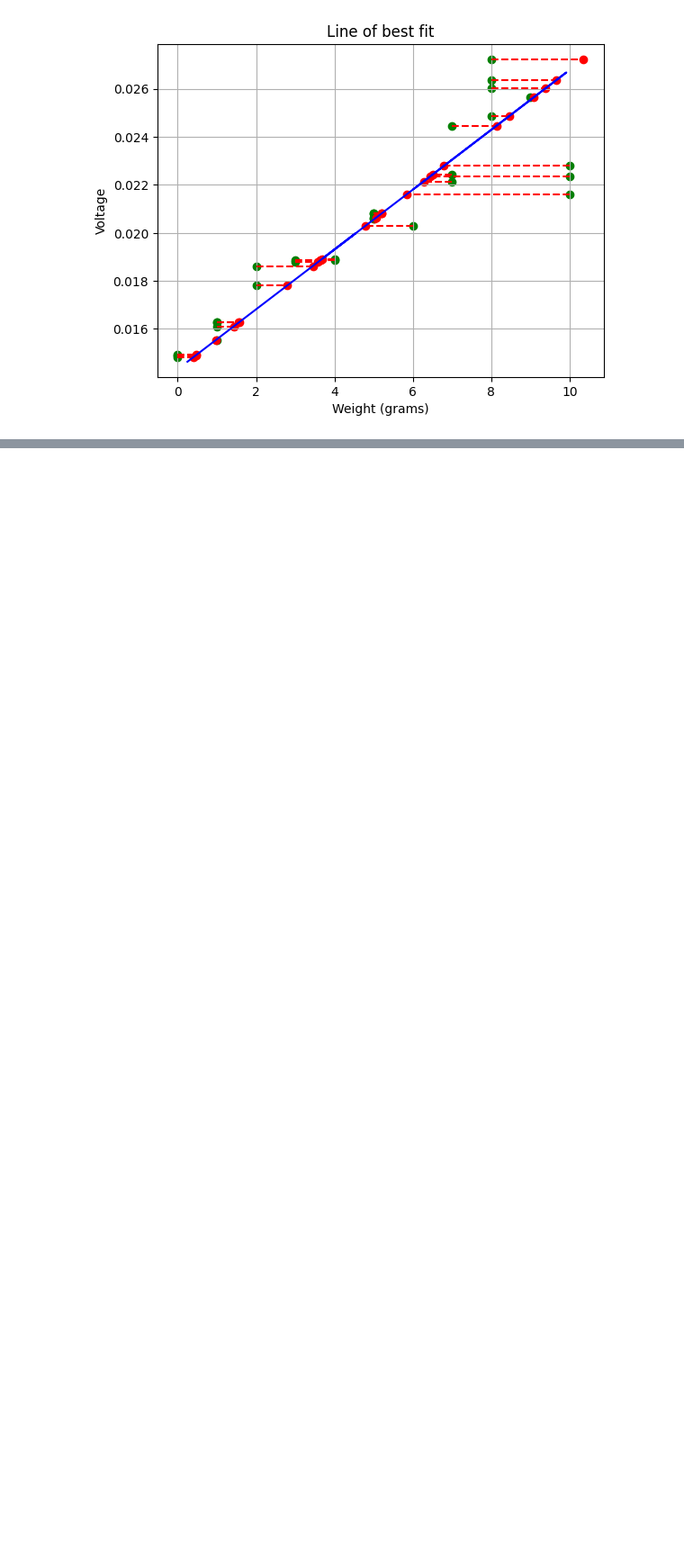
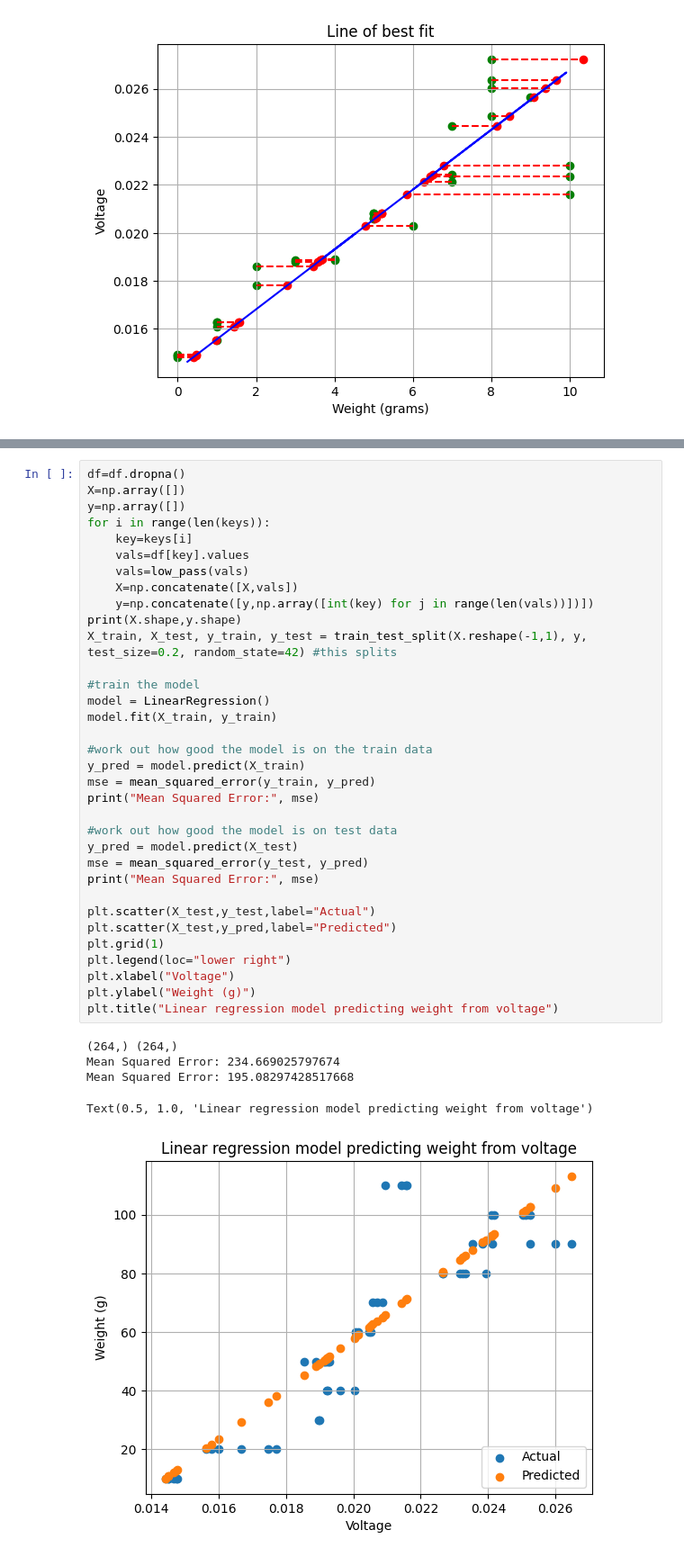
Before and after one commit to shepai/pico_weight_scales, a Jupyter notebook: Code/data vis/vis.ipynb, the cells around one changed output, grey strips where cells are left out. Shown at 90% size. Cells and saved outputs as stored; diff of their text form; blank space fills up the shorter version.

```diff
--- a/Code/data vis/vis.ipynb
+++ b/Code/data vis/vis.ipynb
@@ -107,0 +116,40 @@ plt.show()
+# %%
+df=df.dropna()
+X=np.array([])
+y=np.array([])
+for i in range(len(keys)):
+    key=keys[i]
+    vals=df[key].values
+    vals=low_pass(vals)
+    X=np.concatenate([X,vals])
+    y=np.concatenate([y,np.array([int(key) for j in range(len(vals))])])
+print(X.shape,y.shape)
+X_train, X_test, y_train, y_test = train_test_split(X.reshape(-1,1), y, test_size=0.2, random_state=42) #this splits
+
+#train the model
+model = LinearRegression()
+model.fit(X_train, y_train)
+
+#work out how good the model is on the train data
+y_pred = model.predict(X_train)
+mse = mean_squared_error(y_train, y_pred)
+print("Mean Squared Error:", mse)
+
+#work out how good the model is on test data
+y_pred = model.predict(X_test)
+mse = mean_squared_error(y_test, y_pred)
+print("Mean Squared Error:", mse)
+
+plt.scatter(X_test,y_test,label="Actual")
+plt.scatter(X_test,y_pred,label="Predicted")
+plt.grid(1)
+plt.legend(loc="lower right")
+plt.xlabel("Voltage")
+plt.ylabel("Weight (g)")
+plt.title("Linear regression model predicting weight from voltage")
+# %% [output]
+(264,) (264,)
+Mean Squared Error: 234.669025797674
+Mean Squared Error: 195.08297428517668
+Text(0.5, 1.0, 'Linear regression model predicting weight from voltage')
+[figure, added]
```
Also changed, not shown: parts of 6 cells of this notebook.
